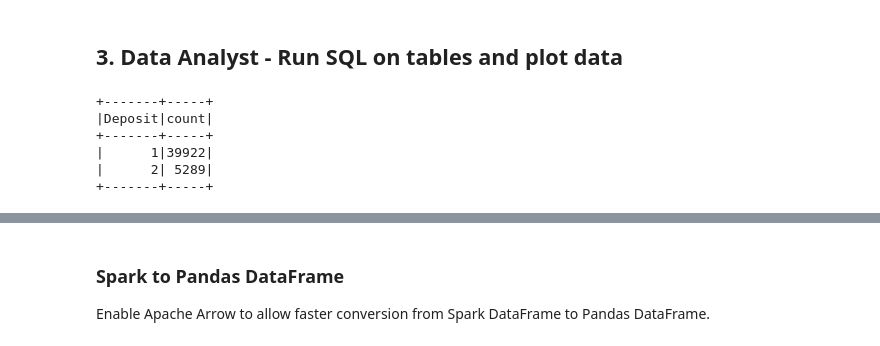
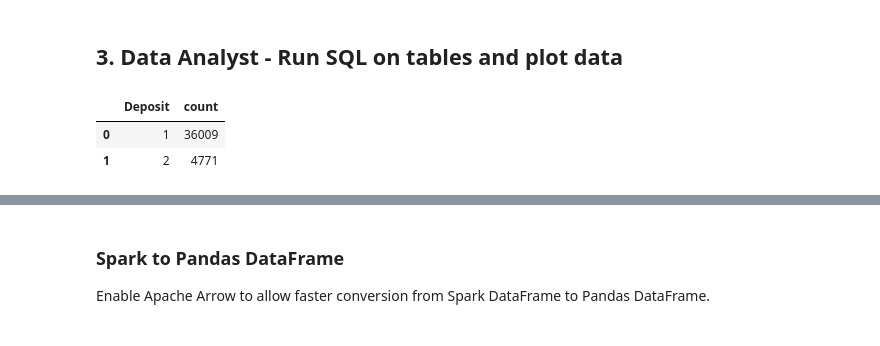
Before and after one commit to grubwieser/cloud-dataproc, a Jupyter notebook: notebooks/examples/2_Data_Analyst.ipynb, the cells around one changed output, grey strips where cells are left out. Saved outputs shown, nothing was run; the diff lists cells and outputs as text; code cells hidden in the pictures.

```diff
--- a/notebooks/examples/2_Data_Analyst.ipynb
+++ b/notebooks/examples/2_Data_Analyst.ipynb
@@ -3,16 +7,12 @@
 # %%
-spark.sql("""
+%%bigquery
 SELECT
     Deposit,
     COUNT(*) as count
-FROM bank_demo_db.bank_marketing
+FROM `datalake-vol2.datalake_vol2_raw.banking_marketing_train`
 GROUP BY Deposit
-""").show()
 # %% [output]
-+-------+-----+
-|Deposit|count|
-+-------+-----+
-|      1|39922|
-|      2| 5289|
-+-------+-----+
+|  | Deposit | count |
+| 0 | 1 | 36009 |
+| 1 | 2 | 4771 |
 # %%
```
Also changed, not shown: parts of 9 cells of this notebook.
